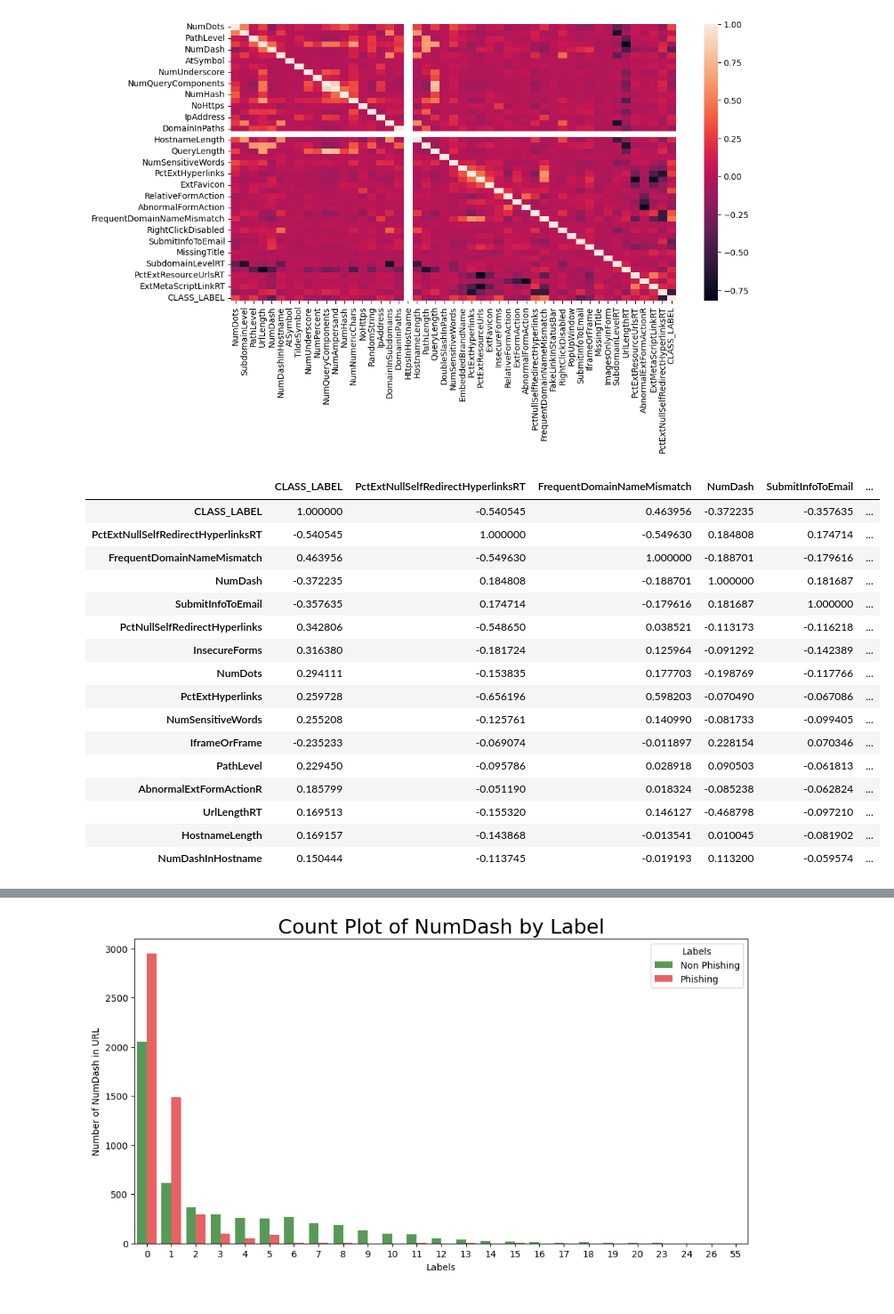
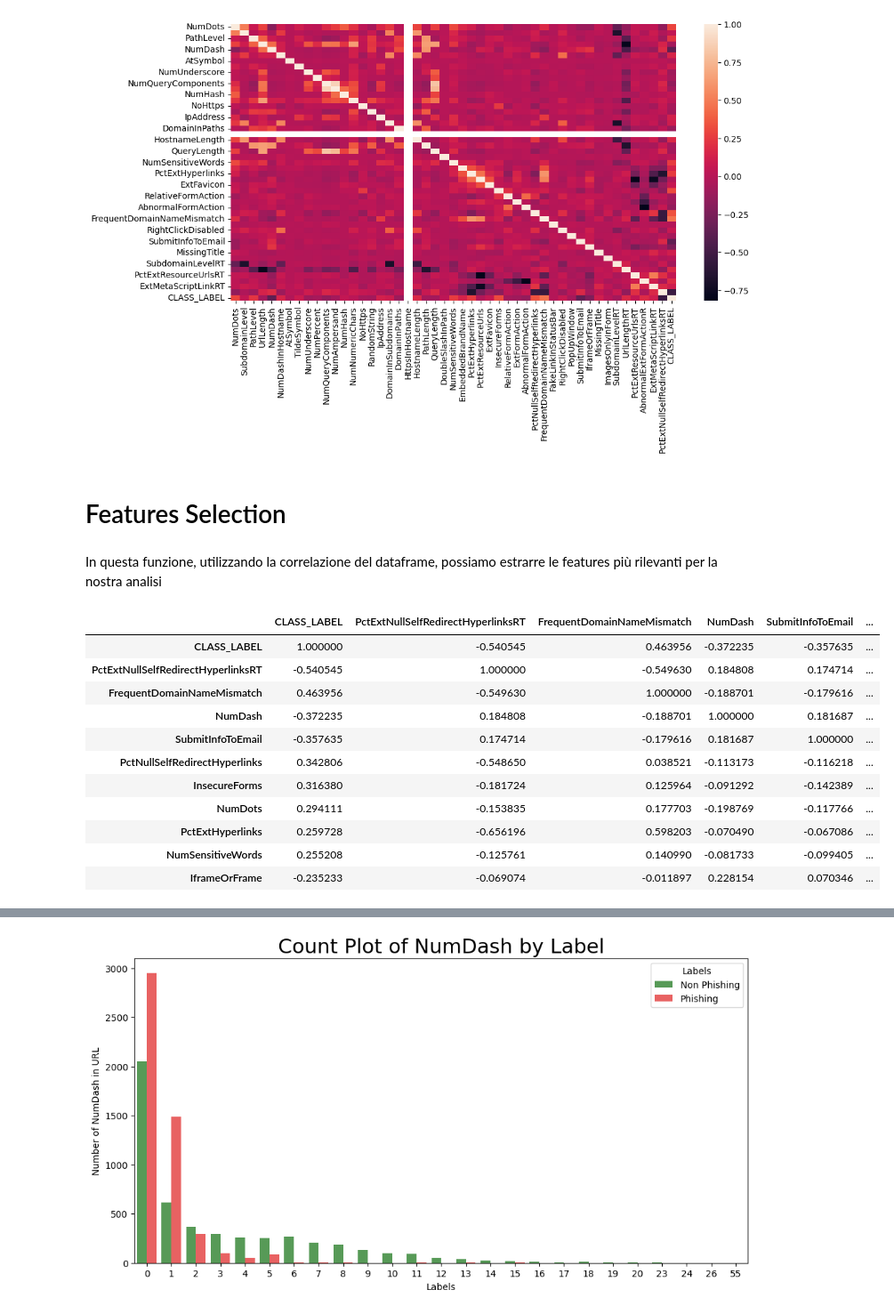
Before and after one commit to MatteoSchifano/Phishing-URL-Classification, a Jupyter notebook: notebooks/phishing.ipynb, the cells around one changed output, grey strips where cells are left out. Shown at 89% size. Drawn from its saved outputs; the diff is of its cells as text; code cells hidden in the pictures.

Commit message:
ultime analisi

```diff
--- a/notebooks/phishing.ipynb
+++ b/notebooks/phishing.ipynb
@@ -72,8 +72,3 @@ Diminuisco le dimensioni di storaggio nella memoria per le colonne che contengon
-# %%
-# int64 --> int32
-df[df.select_dtypes('int64').columns] = df[df.select_dtypes('int64').columns].astype('int32')
-# float64 --> float32
-df[df.select_dtypes('float64').columns] = df[df.select_dtypes('float64').columns].astype('float32')
 # %%
 df.info()
 # %% [output]
@@ -102,6 +97,8 @@ sns.heatmap(df.corr())
 # %% [output]
 <AxesSubplot: >
 [figure]
+# %% [markdown]
+# Features Selection
 # %%
 def top_correleted_columns(corr: pd.DataFrame, target: str, top_n:int = 5) -> np.array:
     '''Restituisce un array di nomi di colonne che sono più correlate con la colonna di `target`
@@ -112,24 +109,21 @@ def top_correleted_columns(corr: pd.DataFrame, target: str, top_n:int = 5) -> np
     '''
     sorted_corr = corr.loc[target].abs().sort_values(ascending=False)
     return sorted_corr[:top_n+1].index.values
+# %% [markdown]
+In questa funzione, utilizzando la correlazione del dataframe, possiamo estrarre le features più rilevanti per la nostra analisi
 # %%
-df[top_correleted_columns(df.corr(), "CLASS_LABEL", 15)].corr()
+df[top_correleted_columns(df.corr(), "CLASS_LABEL", 10)].corr()
 # %% [output]
 |  | CLASS_LABEL | PctExtNullSelfRedirectHyperlinksRT | FrequentDomainNameMismatch | NumDash | SubmitInfoToEmail | ... |
 | CLASS_LABEL | 1.000000 | -0.540545 | 0.463956 | -0.372235 | -0.357635 | ... |
 | PctExtNullSelfRedirectHyperlinksRT | -0.540545 | 1.000000 | -0.549630 | 0.184808 | 0.174714 | ... |
 | FrequentDomainNameMismatch | 0.463956 | -0.549630 | 1.000000 | -0.188701 | -0.179616 | ... |
 | NumDash | -0.372235 | 0.184808 | -0.188701 | 1.000000 | 0.181687 | ... |
 | SubmitInfoToEmail | -0.357635 | 0.174714 | -0.179616 | 0.181687 | 1.000000 | ... |
 | PctNullSelfRedirectHyperlinks | 0.342806 | -0.548650 | 0.038521 | -0.113173 | -0.116218 | ... |
 | InsecureForms | 0.316380 | -0.181724 | 0.125964 | -0.091292 | -0.142389 | ... |
 | NumDots | 0.294111 | -0.153835 | 0.177703 | -0.198769 | -0.117766 | ... |
 | PctExtHyperlinks | 0.259728 | -0.656196 | 0.598203 | -0.070490 | -0.067086 | ... |
 | NumSensitiveWords | 0.255208 | -0.125761 | 0.140990 | -0.081733 | -0.099405 | ... |
 | IframeOrFrame | -0.235233 | -0.069074 | -0.011897 | 0.228154 | 0.070346 | ... |
-| PathLevel | 0.229450 | -0.095786 | 0.028918 | 0.090503 | -0.061813 | ... |
-| AbnormalExtFormActionR | 0.185799 | -0.051190 | 0.018324 | -0.085238 | -0.062824 | ... |
-| UrlLengthRT | 0.169513 | -0.155320 | 0.146127 | -0.468798 | -0.097210 | ... |
-| HostnameLength | 0.169157 | -0.143868 | -0.013541 | 0.010045 | -0.081902 | ... |
-| NumDashInHostname | 0.150444 | -0.113745 | -0.019193 | 0.113200 | -0.059574 | ... |
 # %%
```
Also changed, not shown: parts of 28 cells of this notebook.
